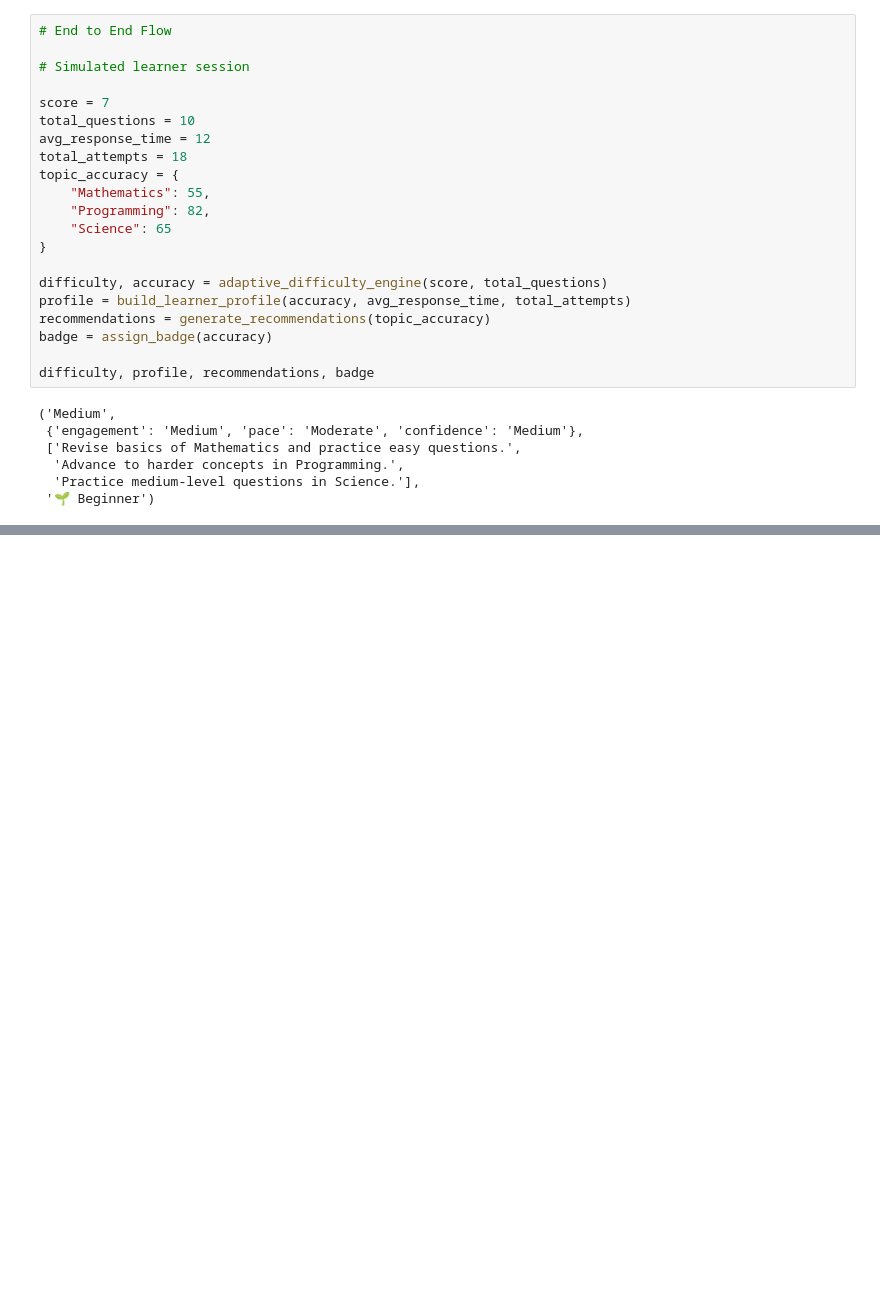
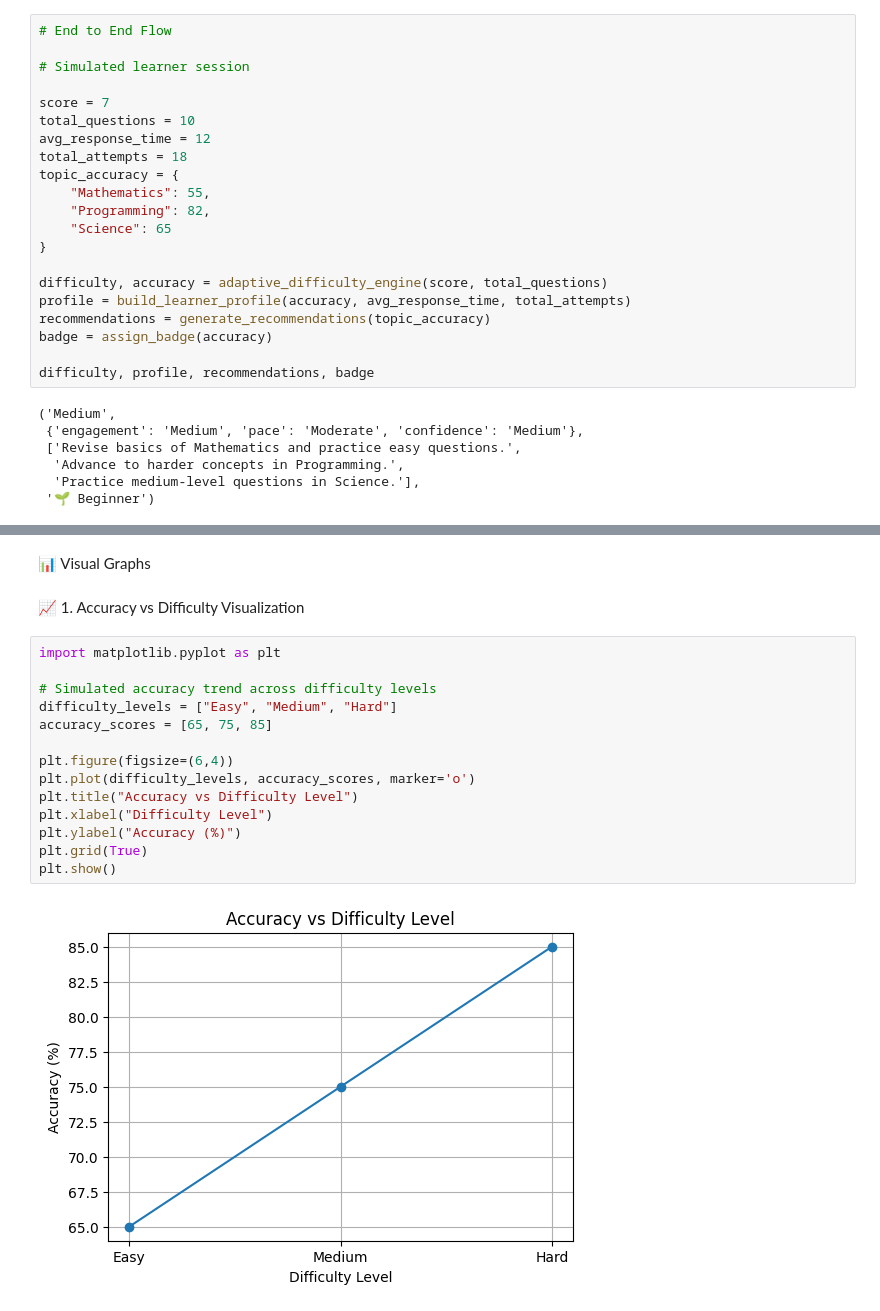
Before and after one commit to nitya-prakash-pandey-2005/ai-personalized-learning, a Jupyter notebook: AI_Personalized_Learning_System.ipynb, the cells around one changed output, grey strips where cells are left out. Drawn from its saved outputs; the diff is of its cells as text; blank space fills up the shorter version.

Commit message:
Added core implementation notebook with AI logic and visualizations

```diff
--- a/AI_Personalized_Learning_System.ipynb
+++ b/AI_Personalized_Learning_System.ipynb
@@ -522,0 +705,20 @@ difficulty, profile, recommendations, badge
+# %% [markdown]
+📊 Visual Graphs
+# %% [markdown]
+📈 1. Accuracy vs Difficulty Visualization
+# %%
+import matplotlib.pyplot as plt
+
+# Simulated accuracy trend across difficulty levels
+difficulty_levels = ["Easy", "Medium", "Hard"]
+accuracy_scores = [65, 75, 85]
+
+plt.figure(figsize=(6,4))
+plt.plot(difficulty_levels, accuracy_scores, marker='o')
+plt.title("Accuracy vs Difficulty Level")
+plt.xlabel("Difficulty Level")
+plt.ylabel("Accuracy (%)")
+plt.grid(True)
+plt.show()
+# %% [output]
+[figure, added]
```
Also changed, not shown: parts of 25 cells of this notebook.
